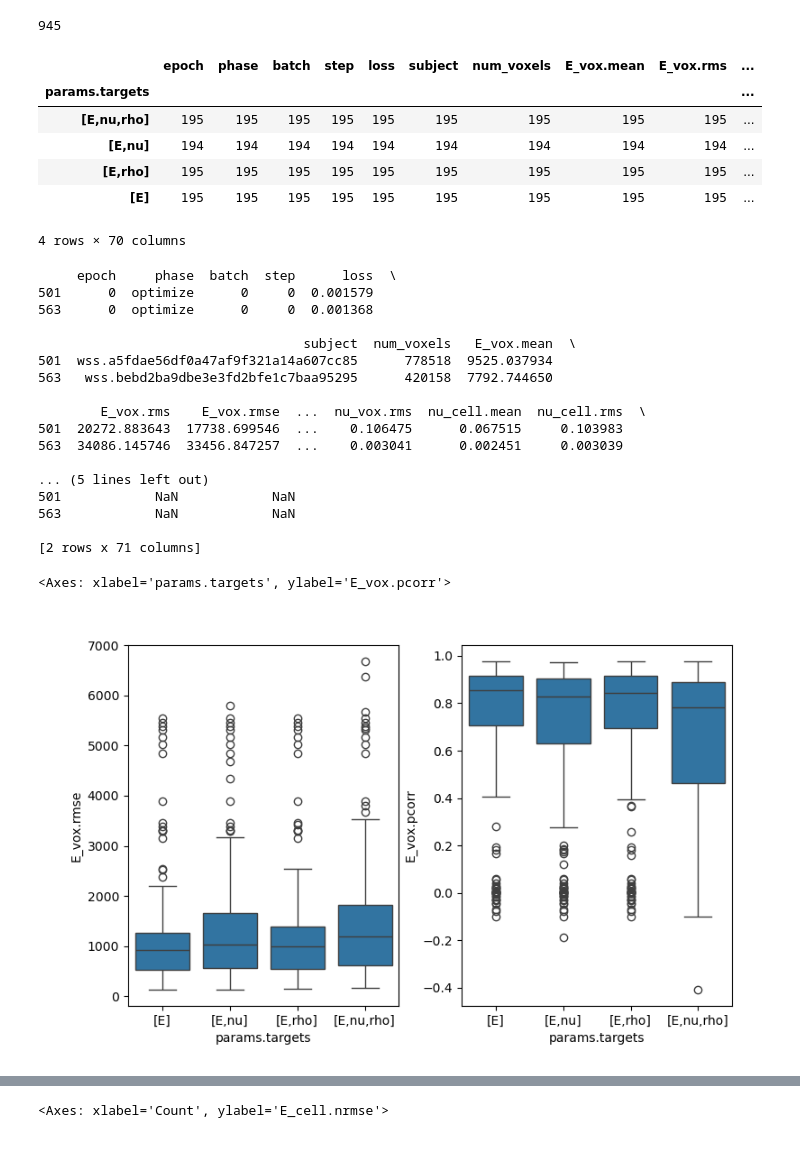
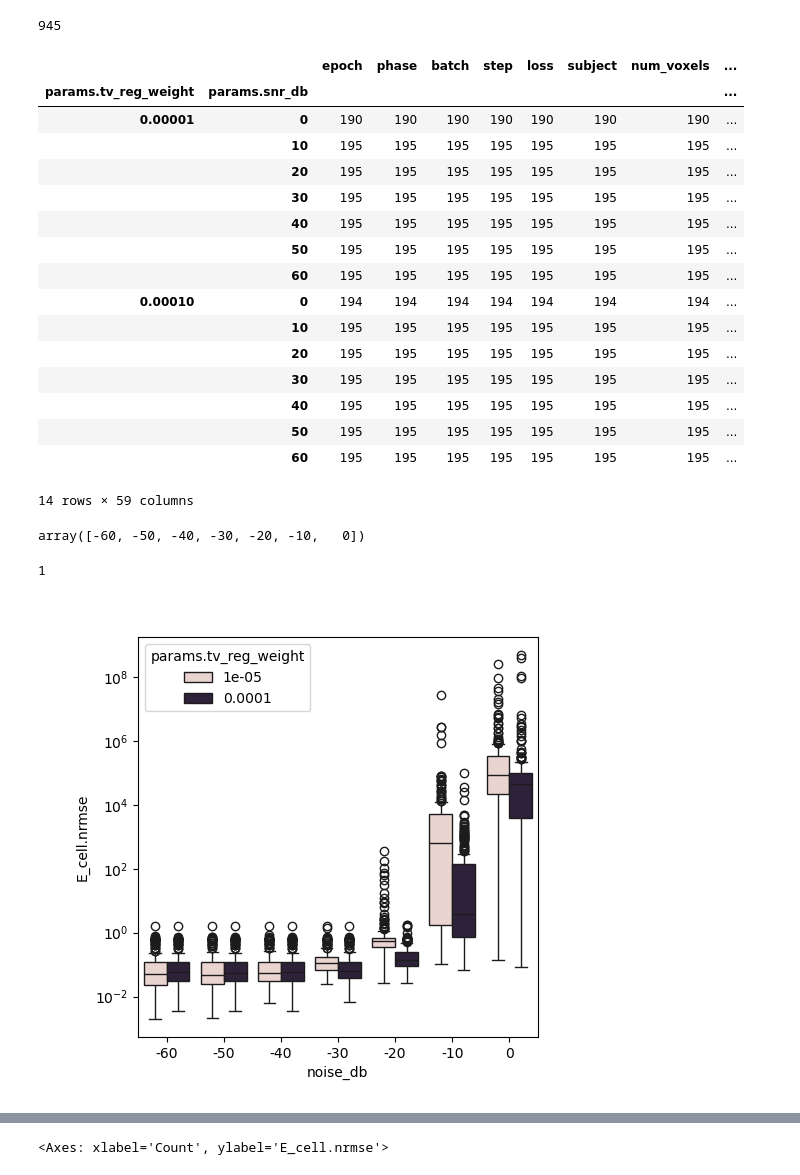
Before and after one commit to mattragoza/lung-project, a Jupyter notebook: notebooks/shapenet/21-optimize-experiment.ipynb, the cells around one changed output, grey strips where cells are left out. Drawn from its saved outputs; the diff is of its cells as text; code cells hidden in the pictures; blank space fills up the shorter version.

Commit message:
updated eccv experiments

```diff
--- a/notebooks/shapenet/21-optimize-experiment.ipynb
+++ b/notebooks/shapenet/21-optimize-experiment.ipynb
@@ -188,9 +33,15 @@ len(grid)
 # %%
+#base_dir = '2025-11-04_optimize'
+#base_dir = '2025-11-06_optimize'
+#base_dir = '2025-11-08_optimize' # fixed node labeling- use cell labels as GT, map cell + point data, P0 scalars in forward sim
+#base_dir = '2025-11-24_optimize' # post CVPR- new material catalog, rho known experiment
+#base_dir = '2026-01-13_optimize' # ECCV- full subject set, 2025-01-05 variant, rho_known
 #base_dir = '2026-01-13_optimize' # ECCV- uniform material prior, DICE score + rasterization
 #base_dir = '2026-01-24_optimize' # ECCV- filter out single-material preprocessed examples
 #base_dir = '2026-01-26_optimize' # ECCV- fix per-subject seed for material sampling
 #base_dir = '2026-02-17_optimize' # ECCV- multi param optimization experiments (test set only)
-base_dir = '2026-02-20_optimize' # ECCV- TV regularization weight (test set only)
+#base_dir = '2026-02-20_optimize' # ECCV- TV regularization weight (test set only)
+base_dir = '2026-02-22_optimize' # ECCV- TV reg weight = 1e-5, observation noise
 
 template = '''\
 #!/bin/bash
@@ -210,6 +61,7 @@ mamba activate /ocean/projects/asc170022p/mtragoza/mambaforge/envs/warp
 python $LP/optimize.py {config} \\
     --set dataset.examples.subjects={subject} \\
     --set optimization.pde_solver.tv_reg_weight={tv_reg_weight} \\
+    --set optimization.physics_adapter.snr_db={snr_db} \\
     --set optimization.optimizer.global_steps=10 \\
     --set optimization.optimizer.local_steps=10
 
@@ -218,7 +70,8 @@ name_format = '{params_hash}'
 
 grid = ps.param_grid(
     config='2026-02-02_config.yaml',
-    tv_reg_weight=[1e-2, 1e-3, 1e-4, 1e-5, 1e-6, 1e-7, 1e-8, 0],
+    tv_reg_weight=[1e-4, 1e-5],
+    snr_db=[60, 50, 40, 30, 20, 10, 0],
     subject=[ex.subject for ex in test_ex],
 )
 len(grid)
@@ -319,5 +172,5 @@ RuntimeError: Input types must be the same, got ['float32', 'int32']
 # %%
-jobs.loc[query, 'job_id'] = pd.NA
+#jobs.loc[query, 'job_id'] = pd.NA
 jobs = ps.submit(jobs)
 jobs
 # %% [output]
@@ -383,43 +246,41 @@ import project.visual.matplotlib as mpl_viz
 import matplotlib.pyplot as plt
 import seaborn as sns
 # %%
-ex_df.groupby('params.targets').count()
+ex_df.groupby(['params.tv_reg_weight', 'params.snr_db']).count()
 # %% [output]
-|  | epoch | phase | batch | step | loss | subject | num_voxels | E_vox.mean | E_vox.rms | ... |
-| params.targets |  |  |  |  |  |  |  |  |  | ... |
-| [E,nu,rho] | 195 | 195 | 195 | 195 | 195 | 195 | 195 | 195 | 195 | ... |
-| [E,nu] | 194 | 194 | 194 | 194 | 194 | 194 | 194 | 194 | 194 | ... |
-| [E,rho] | 195 | 195 | 195 | 195 | 195 | 195 | 195 | 195 | 195 | ... |
-| [E] | 195 | 195 | 195 | 195 | 195 | 195 | 195 | 195 | 195 | ... |
+|  |  | epoch | phase | batch | step | loss | subject | num_voxels | ... |
+| params.tv_reg_weight | params.snr_db |  |  |  |  |  |  |  | ... |
+| 0.00001 | 0 | 190 | 190 | 190 | 190 | 190 | 190 | 190 | ... |
+|  | 10 | 195 | 195 | 195 | 195 | 195 | 195 | 195 | ... |
+|  | 20 | 195 | 195 | 195 | 195 | 195 | 195 | 195 | ... |
+|  | 30 | 195 | 195 | 195 | 195 | 195 | 195 | 195 | ... |
+|  | 40 | 195 | 195 | 195 | 195 | 195 | 195 | 195 | ... |
+|  | 50 | 195 | 195 | 195 | 195 | 195 | 195 | 195 | ... |
+|  | 60 | 195 | 195 | 195 | 195 | 195 | 195 | 195 | ... |
+| 0.00010 | 0 | 194 | 194 | 194 | 194 | 194 | 194 | 194 | ... |
+|  | 10 | 195 | 195 | 195 | 195 | 195 | 195 | 195 | ... |
+|  | 20 | 195 | 195 | 195 | 195 | 195 | 195 | 195 | ... |
+|  | 30 | 195 | 195 | 195 | 195 | 195 | 195 | 195 | ... |
+|  | 40 | 195 | 195 | 195 | 195 | 195 | 195 | 195 | ... |
+|  | 50 | 195 | 195 | 195 | 195 | 195 | 195 | 195 | ... |
+|  | 60 | 195 | 195 | 195 | 195 | 195 | 195 | 195 | ... |
-4 rows × 70 columns
+14 rows × 59 columns
+# %%
+ex_df['noise_db'] = -ex_df['params.snr_db']
+ex_df['noise_db'].unique()
+# %% [output]
+array([-60, -50, -40, -30, -20, -10,   0])
 # %%
-fig, axes = mpl_viz.subplot_grid(1, 2, ax_height=4, ax_width=3, padding=(1.0, 0.4, 0.6, 0.4), spacing=0.7) # lrbt
+fig, axes = mpl_viz.subplot_grid(1, 1, ax_height=4, ax_width=4, padding=(1.0, 0.4, 0.6, 0.4), spacing=0.7) # lrbt
 
-is_outlier = ex_df['E_vox.nrmse'] > 2
-print(ex_df[is_outlier])
+is_outlier = ex_df['E_vox.nrmse'] > 1e9
+print(len(ex_df[is_outlier]))
 
-sns.boxplot(ex_df[~is_outlier], x='params.targets', y='E_vox.rmse', ax=axes[0,0])
-sns.boxplot(ex_df[~is_outlier], x='params.targets', y='E_vox.pcorr', ax=axes[0,1])
+sns.boxplot(ex_df[~is_outlier], x='noise_db', y='E_cell.nrmse', hue='params.tv_reg_weight', ax=axes[0,0])
+axes[0,0].set_yscale('log')
 # %% [output]
-     epoch     phase  batch  step      loss  \
-501      0  optimize      0     0  0.001579
-563      0  optimize      0     0  0.001368
-
-                                  subject  num_voxels   E_vox.mean  \
-501  wss.a5fdae56df0a47af9f321a14a607cc85      778518  9525.037934
-563   wss.bebd2ba9dbe3e3fd2bfe1c7baa95295      420158  7792.744650
-
-        E_vox.rms    E_vox.rmse  ...  nu_vox.rms  nu_cell.mean  nu_cell.rms  \
-501  20272.883643  17738.699546  ...    0.106475      0.067515     0.103983
-563  34086.145746  33456.847257  ...    0.003041      0.002451     0.003039
-
-... (5 lines left out)
-501            NaN            NaN
-563            NaN            NaN
-
-[2 rows x 71 columns]
+1
-<Axes: xlabel='params.targets', ylabel='E_vox.pcorr'>
-[figure, old version]
+[figure, new version]
 # %%
 fig, axes = mpl_viz.subplot_grid(1, 1, ax_height=4, ax_width=5, padding=(1.0, 0.4, 0.6, 0.4), spacing=0.7) # lrbt
 
```
Also changed, not shown: parts of 19 cells of this notebook, 5 other files.
